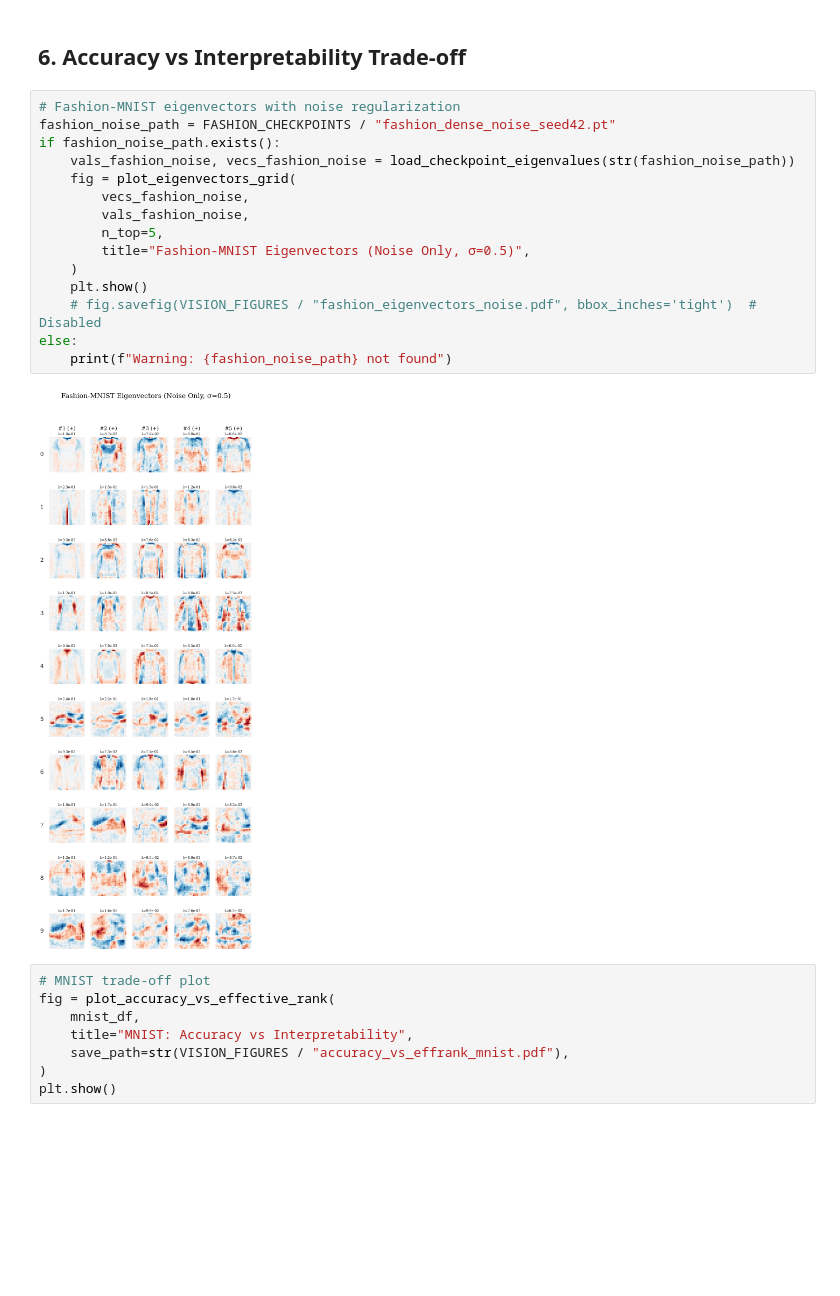
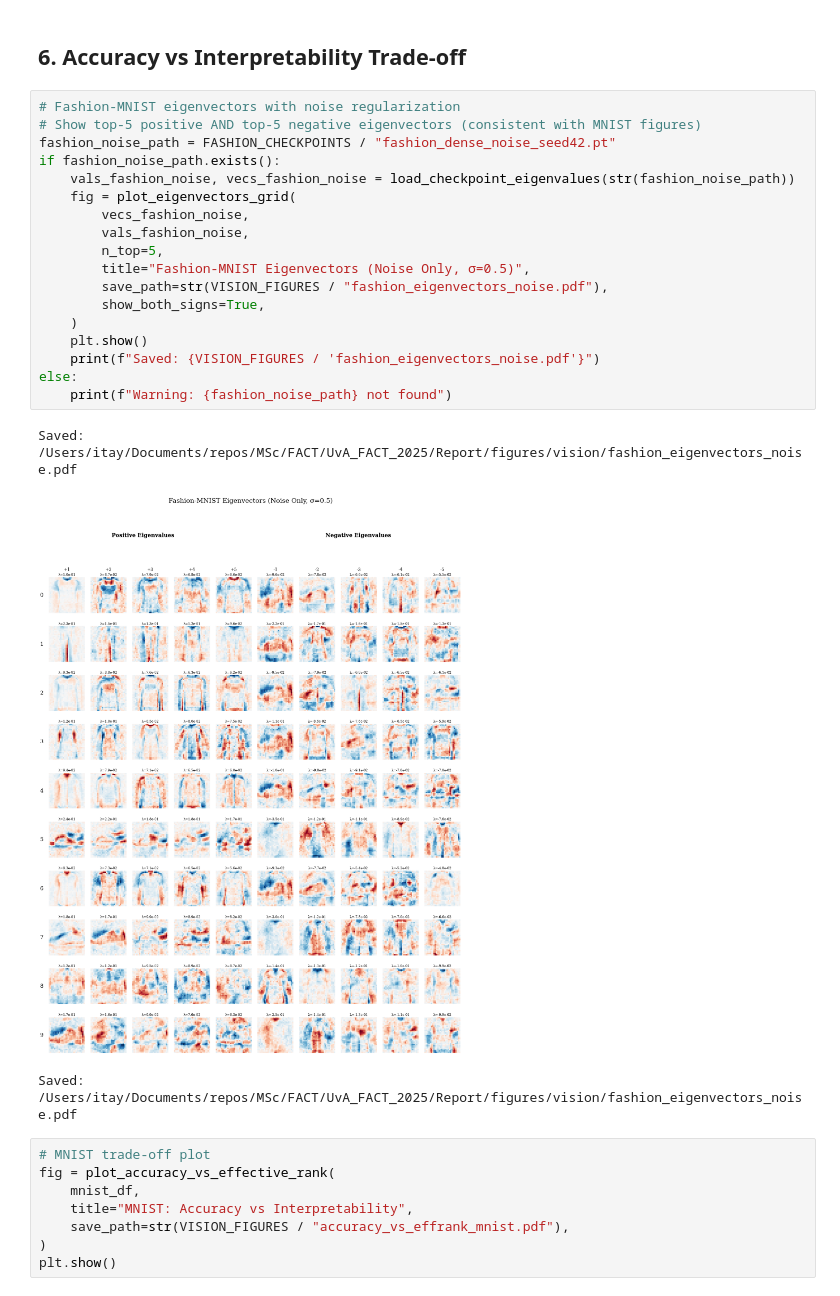
Before and after one commit to erlichon/UvA_FACT_2025, a Jupyter notebook: notebooks/01_reproduction_vision.ipynb, the cells around one changed output. Drawn from its saved outputs; the diff is of its cells as text; blank space fills up the shorter version.

```diff
--- a/notebooks/01_reproduction_vision.ipynb
+++ b/notebooks/01_reproduction_vision.ipynb
@@ -291,21 +295,26 @@ Saved: /Users/itay/Documents/repos/MSc/FACT/UvA_FACT_2025/Report/figures/vision/
 ## 6. Accuracy vs Interpretability Trade-off
 # %%
 # Fashion-MNIST eigenvectors with noise regularization
+# Show top-5 positive AND top-5 negative eigenvectors (consistent with MNIST figures)
 fashion_noise_path = FASHION_CHECKPOINTS / "fashion_dense_noise_seed42.pt"
 if fashion_noise_path.exists():
     vals_fashion_noise, vecs_fashion_noise = load_checkpoint_eigenvalues(str(fashion_noise_path))
     fig = plot_eigenvectors_grid(
         vecs_fashion_noise,
         vals_fashion_noise,
         n_top=5,
         title="Fashion-MNIST Eigenvectors (Noise Only, σ=0.5)",
+        save_path=str(VISION_FIGURES / "fashion_eigenvectors_noise.pdf"),
+        show_both_signs=True,
     )
     plt.show()
-    # fig.savefig(VISION_FIGURES / "fashion_eigenvectors_noise.pdf", bbox_inches='tight')  # Disabled
+    print(f"Saved: {VISION_FIGURES / 'fashion_eigenvectors_noise.pdf'}")
 else:
     print(f"Warning: {fashion_noise_path} not found")
 # %% [output]
+Saved: /Users/itay/Documents/repos/MSc/FACT/UvA_FACT_2025/Report/figures/vision/fashion_eigenvectors_noise.pdf
-[figure, old version]
+[figure, new version]
+Saved: /Users/itay/Documents/repos/MSc/FACT/UvA_FACT_2025/Report/figures/vision/fashion_eigenvectors_noise.pdf
 # %%
 # MNIST trade-off plot
 fig = plot_accuracy_vs_effective_rank(
```
Also changed, not shown: parts of 6 cells of this notebook, 29 other files.
